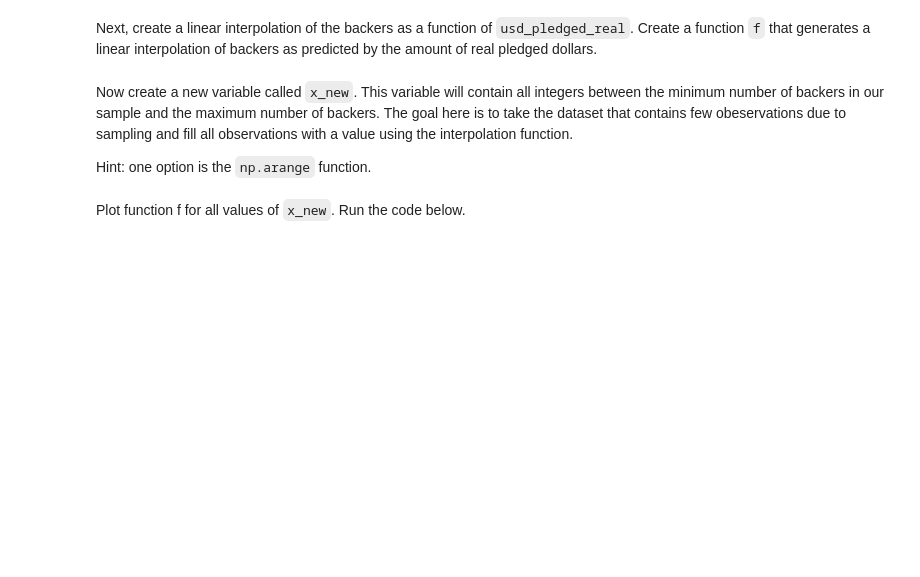
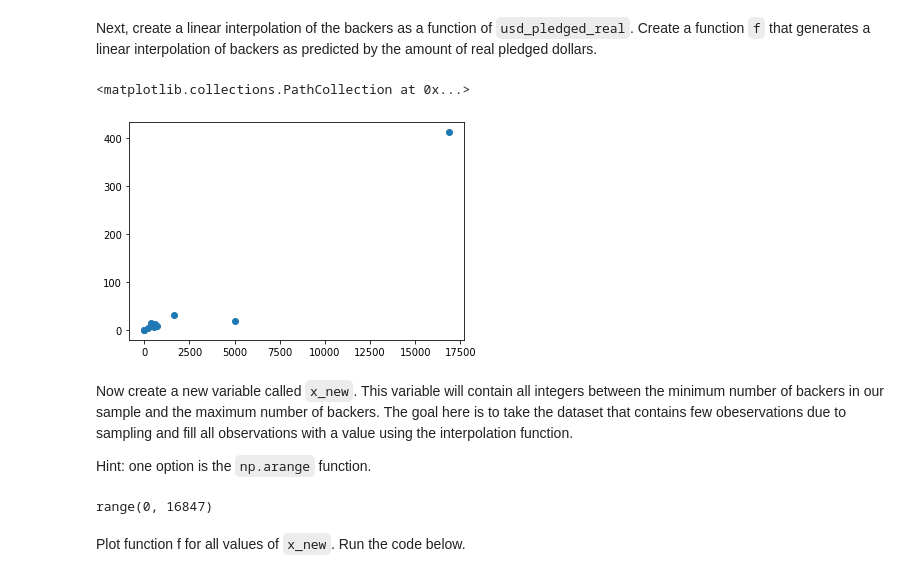
Before and after one commit to ta-datapt-bcn/lab-intro-to-scipy, a Jupyter notebook: your-code/main.ipynb, the cells around one changed output. Drawn from its saved outputs; the diff is of its cells as text; code cells hidden in the pictures; blank space fills up the shorter version.

```diff
--- a/your-code/main.ipynb
+++ b/your-code/main.ipynb
@@ -11,8 +15,7 @@
 This submodule contains statistical functions for conducting hypothesis tests, producing various distributions and other useful tools. Let's examine this submodule using the KickStarter dataset. We will load the dataset below.
 # %%
 # Run this code:
-
-kickstarter = pd.read_csv('../ks-projects-201801.csv')
+ks = pd.read_csv('ks-projects-201801.csv')
 # %% [markdown]
 Now print the `head` function to examine the dataset.
 # %%
@@ -39,0 +62,4 @@ Let's perform Fisher's exact test on our KickStarter data. We intend to test the
+# %%
+# Your code here:
+ks['goal_met'] = np.where(ks['usd_pledged_real'] > ks['usd_goal_real'],1,0)
+ks.head()
@@ -43,0 +75,5 @@ Next, create a column that checks whether the currency of the project is in US D
+# %%
+# Your code here:
+
+ks['usd'] = np.where(ks['currency'] == 'USD', 1, 0)
+ks.head()
@@ -65,0 +117,6 @@ In the cell below, import the `interp1d` function and first take a sample of 10
+# %%
+# Your code here:
+from scipy.interpolate import interp1d
+import random
+sample_ks = ks.loc[random.sample(range(len(ks.index)), k=10)]
+sample_ks.head()
@@ -70,3 +132,13 @@ Next, create a linear interpolation of the backers as a function of `usd_pledged
+# %%
+# Your code here:
+import matplotlib.pyplot as plt
+x = sample_ks['usd_pledged_real']
+y = sample_ks['backers']
+f = interp1d(x, y, 'linear')
+plt.scatter(x,y)
+# %% [output]
+<matplotlib.collections.PathCollection at 0x...>
+[figure, added]
 # %% [markdown]
 Now create a new variable called `x_new`. This variable will contain all integers between the minimum number of backers in our sample and the maximum number of backers. The goal here is to take the dataset that contains few obeservations due to sampling and fill all observations with a value using the interpolation function.
 
@@ -76,3 +146,9 @@ Hint: one option is the `np.arange` function.
+# %%
+# Your code here:
+x_new = range(np.max(x).astype(int) - np.min(x).astype(int))
+x_new
+# %% [output]
+range(0, 16847)
 # %% [markdown]
 Plot function f for all values of `x_new`. Run the code below.
 # %%
```
Also changed, not shown: parts of 21 cells of this notebook, 2 other files.
